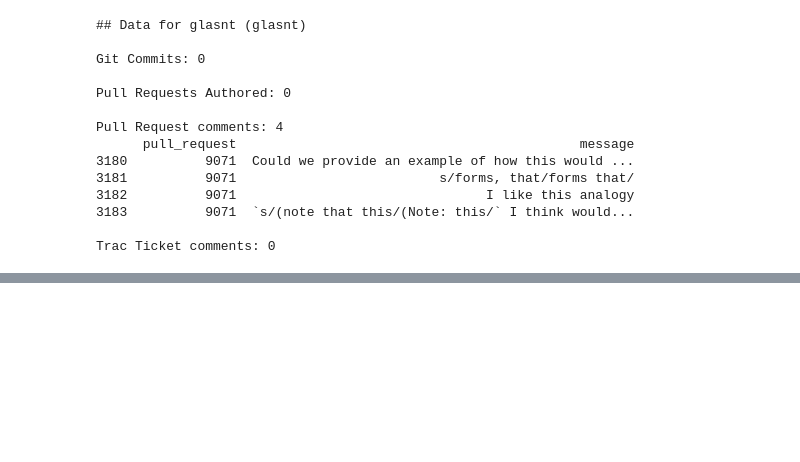
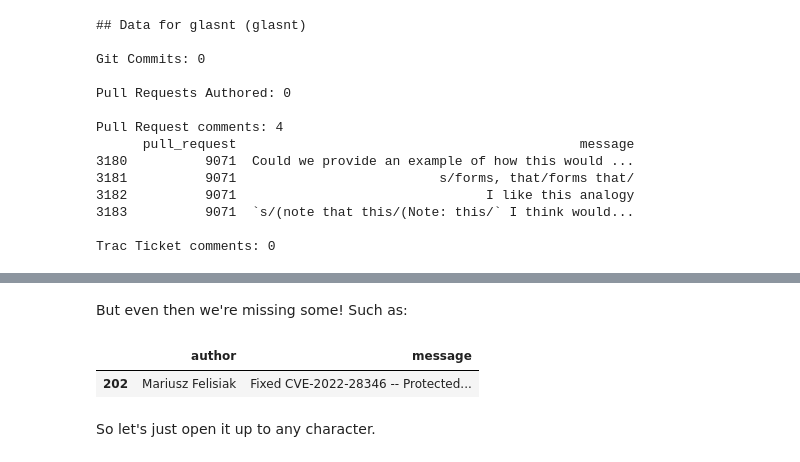
Before and after one commit to glasnt/dceu2022-sprints-work, a Jupyter notebook: notebook.ipynb, the cells around one changed output, grey strips where cells are left out. Saved outputs shown, nothing was run; the diff lists cells and outputs as text; code cells hidden in the pictures; blank space fills up the shorter version.

```diff
--- a/notebook.ipynb
+++ b/notebook.ipynb
@@ -580,0 +689,9 @@ Words words TODO
+# %% [markdown]
+But even then we're missing some! Such as:
+# %%
+git_commits_df[git_commits_df.message.str.contains("Splunk")][["author", "message"]]
+# %% [output]
+|  | author | message |
+| 202 | Mariusz Felisiak | Fixed CVE-2022-28346 -- Protected... |
+# %% [markdown]
+So let's just open it up to any character.
```
Also changed, not shown: parts of 21 cells of this notebook, 2 other files.
